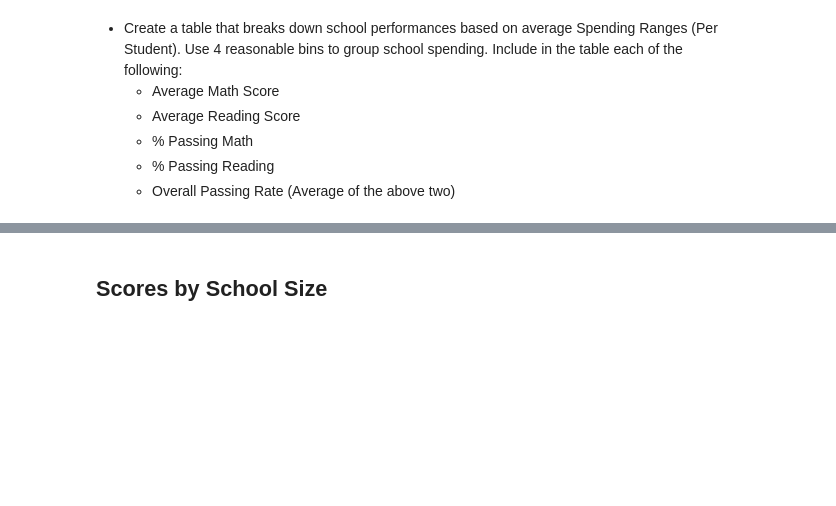
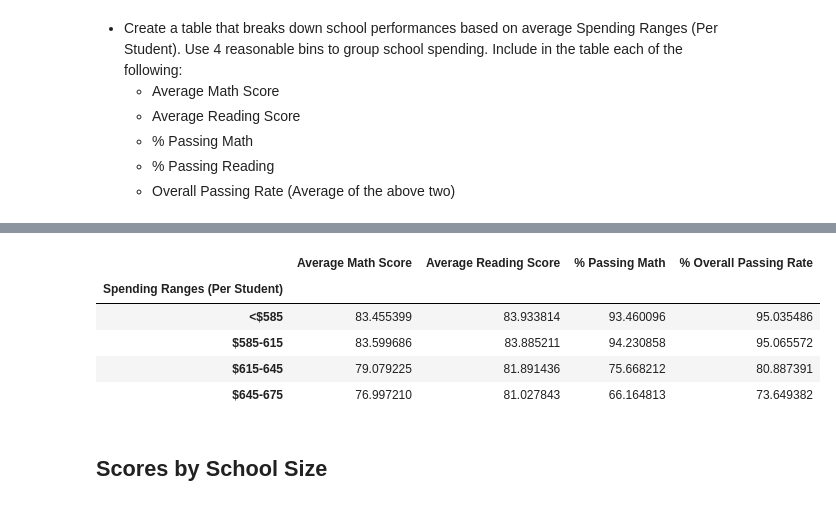
Before and after one commit to goddons4life/HomeWork-4, a Jupyter notebook: PyCitySchools_starter.ipynb, the cells around one changed output, grey strips where cells are left out. Saved outputs shown, nothing was run; the diff lists cells and outputs as text; code cells hidden in the pictures; blank space fills up the shorter version.

```diff
--- a/PyCitySchools_starter.ipynb
+++ b/PyCitySchools_starter.ipynb
@@ -230,3 +353,31 @@ group_names = ["<$585", "$585-615", "$615-645", "$645-675"]
+# %%
+# Categorize the spending based on the bins
+summary_per_school["Spending Ranges (Per Student)"] = pd.cut(budget_per_student, spending_bins, labels = group_names)
+
+#Spendings based on bins
+
+avg_spending_maths = summary_per_school.groupby(["Spending Ranges (Per Student)"]).mean()["Average Math Score"]
+avg_spending_reading = summary_per_school.groupby(["Spending Ranges (Per Student)"]).mean()["Average Reading Score"]
+percent_passing_maths = summary_per_school.groupby(["Spending Ranges (Per Student)"]).mean()["% Passing Math"]
+percent_passing_reading = summary_per_school.groupby(["Spending Ranges (Per Student)"]).mean()["% Passing Reading"]
+overall_passing_rate = (percent_passing_maths + percent_passing_reading) / 2
+# %%
+budget_summary_df = pd.DataFrame({"Average Math Score": avg_spending_maths,
+                                 "Average Reading Score" : avg_spending_reading,
+                                 "% Passing Math" : percent_passing_maths,
+                                 "% Passing Reading" : percent_passing_reading,
+                                 "% Overall Passing Rate" : overall_passing_rate})
+budget_summary_df = budget_summary_df[["Average Math Score","Average Reading Score","% Passing Math",
+                                       "% Overall Passing Rate",]]
+# %%
+budget_summary_df
+# %% [output]
+|  | Average Math Score | Average Reading Score | % Passing Math | % Overall Passing Rate |
+| Spending Ranges (Per Student) |  |  |  |  |
+| <$585 | 83.455399 | 83.933814 | 93.460096 | 95.035486 |
+| $585-615 | 83.599686 | 83.885211 | 94.230858 | 95.065572 |
+| $615-645 | 79.079225 | 81.891436 | 75.668212 | 80.887391 |
+| $645-675 | 76.997210 | 81.027843 | 66.164813 | 73.649382 |
 # %% [markdown]
 ## Scores by School Size
 # %% [markdown]
```
Also changed, not shown: parts of 25 cells of this notebook.
